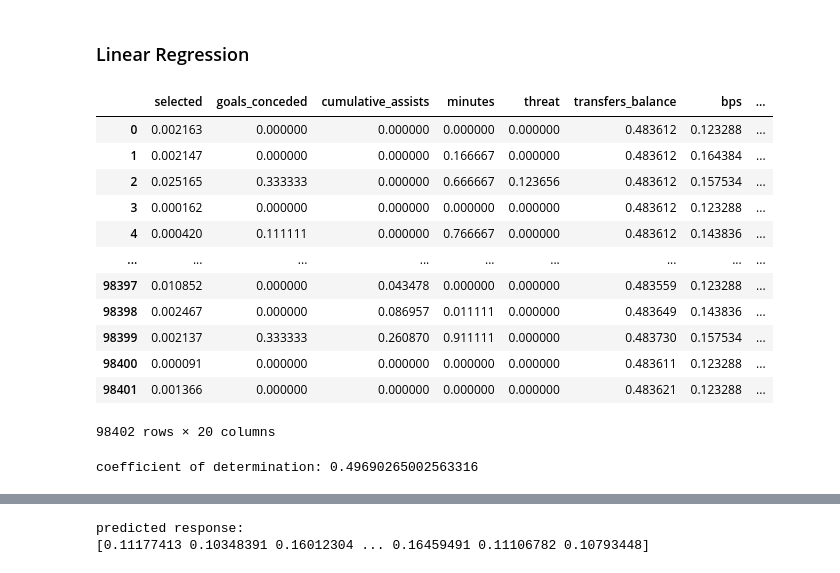
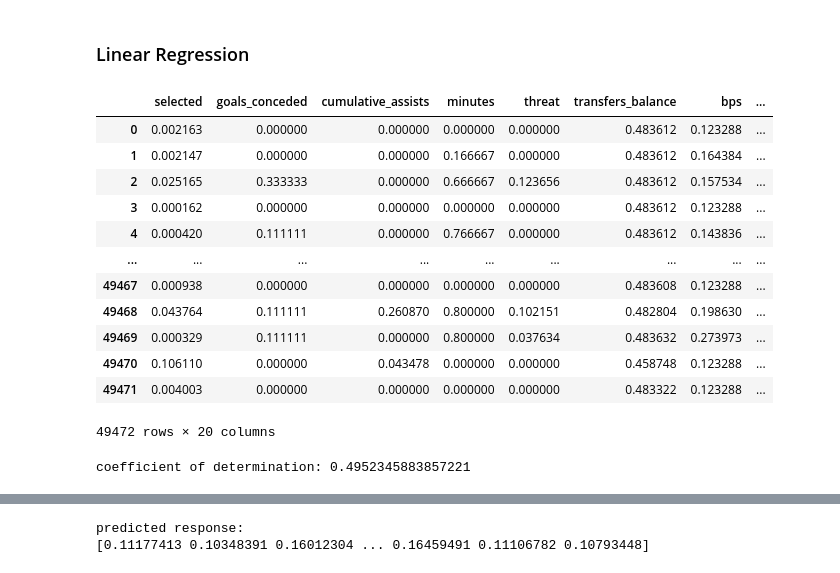
Before and after one commit to eoghano4321/FPL-DataAnalysis, a Jupyter notebook: data-analytics-eoghan.ipynb, the cells around one changed output, grey strips where cells are left out. Saved outputs shown, nothing was run; the diff lists cells and outputs as text; code cells hidden in the pictures.

```diff
--- a/data-analytics-eoghan.ipynb
+++ b/data-analytics-eoghan.ipynb
@@ -390,26 +435,24 @@ This is where we build the actual model to calculate the value of a player given
 # %%
 from sklearn.linear_model import LinearRegression
 from sklearn.preprocessing import PolynomialFeatures
-# %%
-input_features = list(
-    set(relevant_features)
-    - {"value"})
-
-inp = data_scaled[input_features]
-oup = data_scaled["value"]
-inp
-# %% [output]
-|  | selected | goals_conceded | cumulative_assists | minutes | threat | transfers_balance | bps | ... |
-| 0 | 0.002163 | 0.000000 | 0.000000 | 0.000000 | 0.000000 | 0.483612 | 0.123288 | ... |
-| 1 | 0.002147 | 0.000000 | 0.000000 | 0.166667 | 0.000000 | 0.483612 | 0.164384 | ... |
-| 2 | 0.025165 | 0.333333 | 0.000000 | 0.666667 | 0.123656 | 0.483612 | 0.157534 | ... |
-| 3 | 0.000162 | 0.000000 | 0.000000 | 0.000000 | 0.000000 | 0.483612 | 0.123288 | ... |
-| 4 | 0.000420 | 0.111111 | 0.000000 | 0.766667 | 0.000000 | 0.483612 | 0.143836 | ... |
-| ... | ... | ... | ... | ... | ... | ... | ... | ... |
-| 98397 | 0.010852 | 0.000000 | 0.043478 | 0.000000 | 0.000000 | 0.483559 | 0.123288 | ... |
-| 98398 | 0.002467 | 0.000000 | 0.086957 | 0.011111 | 0.000000 | 0.483649 | 0.143836 | ... |
-| 98399 | 0.002137 | 0.333333 | 0.260870 | 0.911111 | 0.000000 | 0.483730 | 0.157534 | ... |
-| 98400 | 0.000091 | 0.000000 | 0.000000 | 0.000000 | 0.000000 | 0.483611 | 0.123288 | ... |
-| 98401 | 0.001366 | 0.000000 | 0.000000 | 0.000000 | 0.000000 | 0.483621 | 0.123288 | ... |
-98402 rows × 20 columns
+# %%
+
+
+inp = train[input_features]
+oup = train["value"]
+inp
+# %% [output]
+|  | selected | goals_conceded | cumulative_assists | minutes | threat | transfers_balance | bps | ... |
+| 0 | 0.002163 | 0.000000 | 0.000000 | 0.000000 | 0.000000 | 0.483612 | 0.123288 | ... |
+| 1 | 0.002147 | 0.000000 | 0.000000 | 0.166667 | 0.000000 | 0.483612 | 0.164384 | ... |
+| 2 | 0.025165 | 0.333333 | 0.000000 | 0.666667 | 0.123656 | 0.483612 | 0.157534 | ... |
+| 3 | 0.000162 | 0.000000 | 0.000000 | 0.000000 | 0.000000 | 0.483612 | 0.123288 | ... |
+| 4 | 0.000420 | 0.111111 | 0.000000 | 0.766667 | 0.000000 | 0.483612 | 0.143836 | ... |
+| ... | ... | ... | ... | ... | ... | ... | ... | ... |
+| 49467 | 0.000938 | 0.000000 | 0.000000 | 0.000000 | 0.000000 | 0.483608 | 0.123288 | ... |
+| 49468 | 0.043764 | 0.111111 | 0.260870 | 0.800000 | 0.102151 | 0.482804 | 0.198630 | ... |
+| 49469 | 0.000329 | 0.111111 | 0.000000 | 0.800000 | 0.037634 | 0.483632 | 0.273973 | ... |
+| 49470 | 0.106110 | 0.000000 | 0.043478 | 0.000000 | 0.000000 | 0.458748 | 0.123288 | ... |
+| 49471 | 0.004003 | 0.000000 | 0.000000 | 0.000000 | 0.000000 | 0.483322 | 0.123288 | ... |
+49472 rows × 20 columns
 # %%
@@ -417,8 +460,8 @@ model = LinearRegression().fit(inp, oup)
 # %%
-r_sq = model.score(inp, oup)
+r_sq = model.score(X_train, y_train)
 print(f"coefficient of determination: {r_sq}")
 # %% [output]
-coefficient of determination: 0.49690265002563316
+coefficient of determination: 0.4952345883857221
 # %%
 print(f"intercept: {model.intercept_}")
 # %% [output]
```
Also changed, not shown: parts of 9 cells of this notebook.
